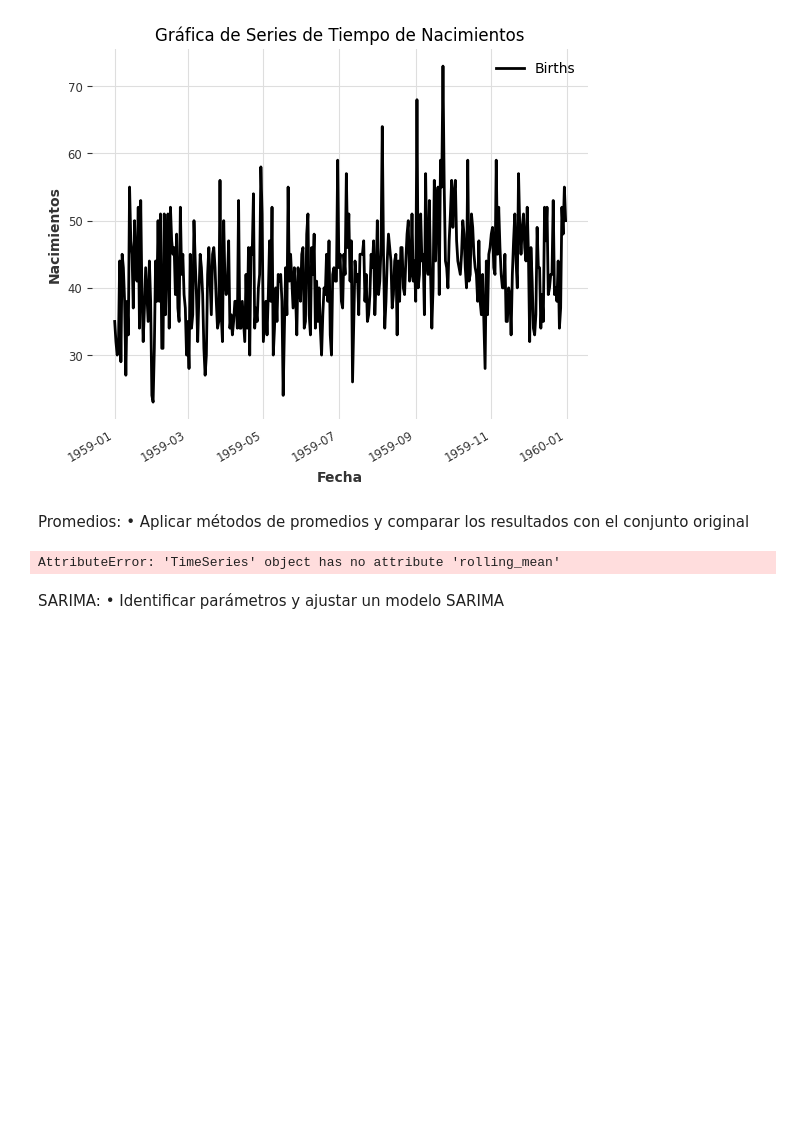
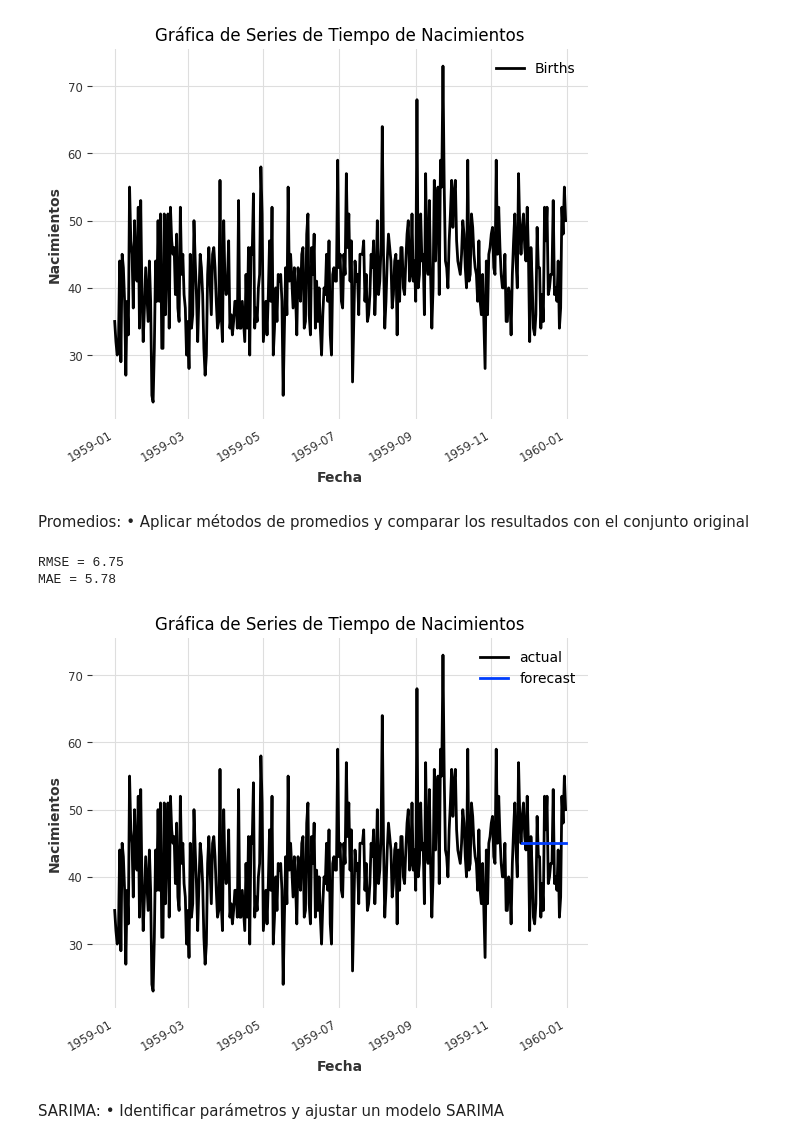
Before and after one commit to 20Candy/lab3_dataScience, a Jupyter notebook: ejercicio1_births.ipynb, the cells around one changed output. Saved outputs shown, nothing was run; the diff lists cells and outputs as text; code cells hidden in the pictures; blank space fills up the shorter version.

```diff
--- a/ejercicio1_births.ipynb
+++ b/ejercicio1_births.ipynb
@@ -42,20 +42,44 @@ ax.set_ylabel("Nacimientos")
 plt.show()
 # %% [output]
 [figure]
+# %%
+# Entrenamiento y validación
+train, val = ts[:-36], ts[-36:]
 # %% [markdown]
 Promedios:
 • Aplicar métodos de promedios y comparar los resultados con el conjunto original
-# %%
-# Aplicar promedios móviles
-rolling_mean = ts.rolling_mean(window=10)
-
-# Visualizar resultados
-ts.plot(label='Original')
-naive_mean.predict(len(ts)).plot(label='Naive Mean')
-plt.legend()
-plt.show()
-# %% [output]
-AttributeError: 'TimeSeries' object has no attribute 'rolling_mean'
+# %%
+from darts.models import NaiveMovingAverage
+from darts.metrics import rmse, mae
+
+# Crear el modelo
+model = NaiveMovingAverage()
+
+# Entrenar el modelo
+model.fit(train)
+
+# Predecir los valores
+prediction = model.predict(len(val))      # 36 es el 10% de los datos
+
+# Error RMSE, MAE
+print('RMSE = {:.2f}'.format(rmse(val, prediction)))
+print('MAE = {:.2f}'.format(mae(val, prediction)))
+
+
+# Crear la gráfica de serie de tiempo
+fig, ax = plt.subplots()
+ts.plot(label='actual', ax=ax)
+prediction.plot(label='forecast', ax=ax)
+
+ax.set_title("Gráfica de Series de Tiempo de Nacimientos")
+ax.set_xlabel("Fecha")
+ax.set_ylabel("Nacimientos")
+ax.legend()
+plt.show()
+# %% [output]
+RMSE = 6.75
+MAE = 5.78
+[figure, added]
 # %% [markdown]
 SARIMA:
 • Identificar parámetros y ajustar un modelo SARIMA
```
